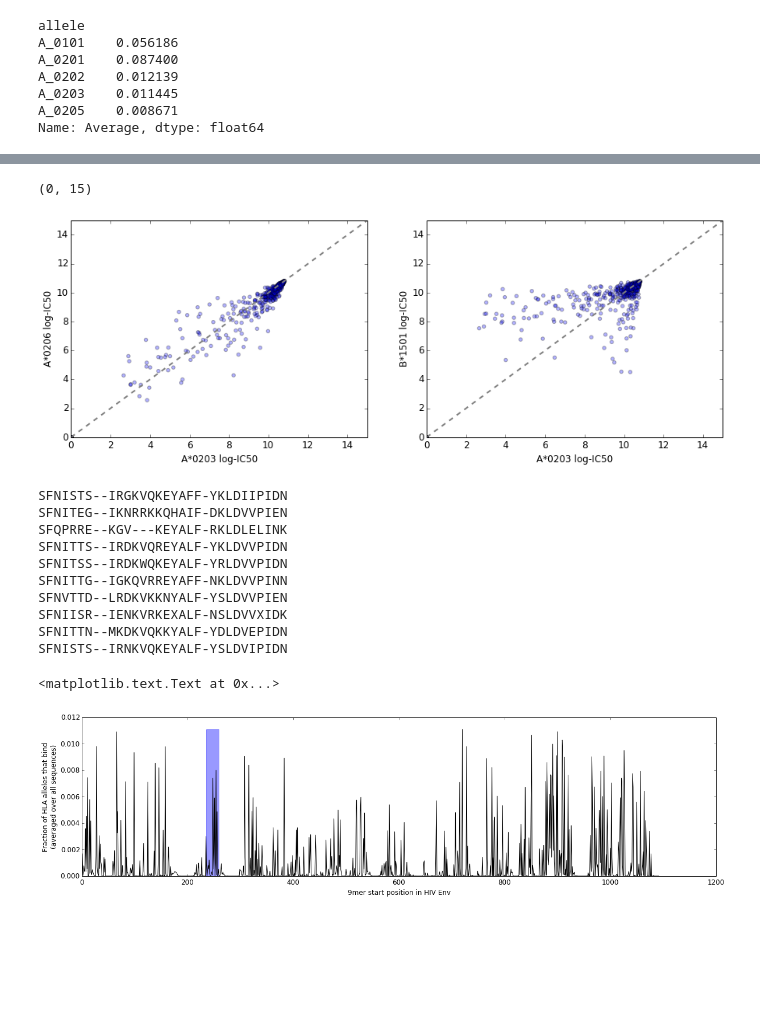
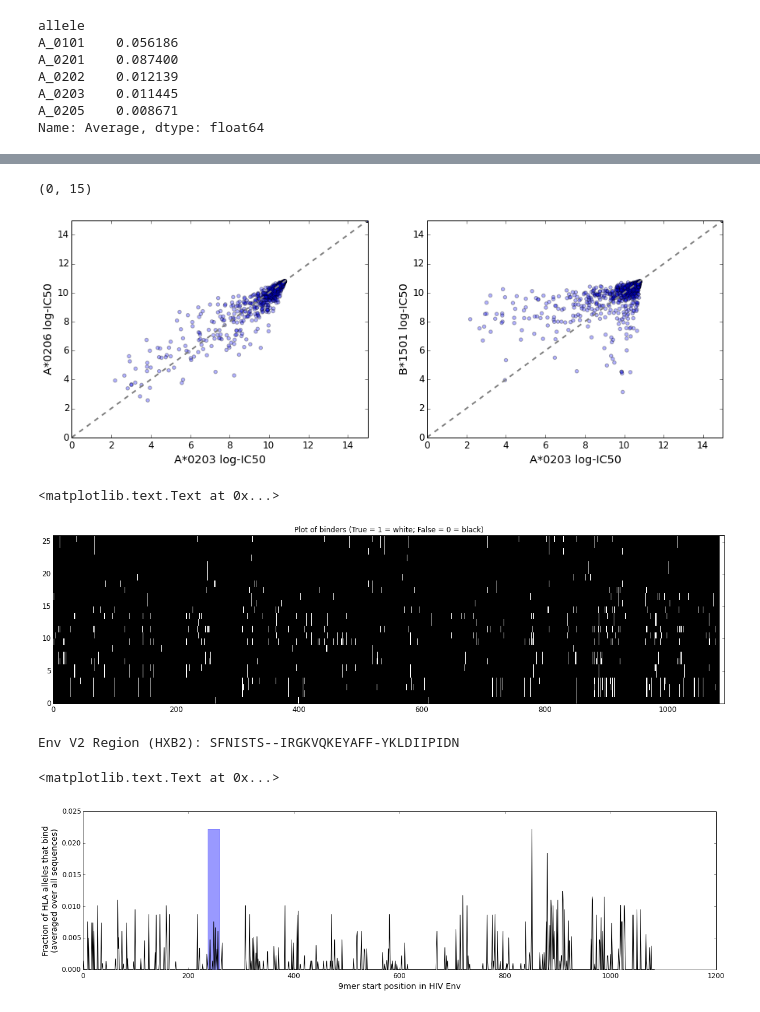
Before and after one commit to agartland/notebooks, a Jupyter notebook: epitope_hotspot.ipynb, the cells around one changed output, grey strips where cells are left out. Drawn from its saved outputs; the diff is of its cells as text; code cells hidden in the pictures; blank space fills up the shorter version.

```diff
--- a/epitope_hotspot.ipynb
+++ b/epitope_hotspot.ipynb
@@ -84,0 +61,29 @@ for seqi,seq in enumerate(seqs):
+# %%
+"""Now create a 2D matrix of binding affinities for the single sequence of shape [Npos x NHLAs]"""
+uHLAs = unique(bindingDf.HLA)
+k = 9
+"""Initialize matrix to 15 (not a binder)"""
+baMat = 15 * ones((len(seq)-k+1,len(uHLAs)))
+for starti in arange(len(seq)-k+1):
+    if not seq[starti] == '-':
+        """If there a gap character at this start position, it is not a valid kmer"""
+        """Grab a "gapless" kmer peptide starting at position starti"""
+        pep = seq[starti:].replace('-','')[:k]
+        for hlai, h in enumerate(uHLAs):
+            try:
+                """In python we say "Better to ask forgiveness than permission."
+                This means we will try to get the prediction with key (h,pep)
+                but if it doesn't exist python will generate a KeyError.
+                Rather than halt the program we will "catch" this error,
+                print an error message and move on. """
+                baMat[starti,hlai] = ba[(h,pep)]
+            except KeyError:
+                print "Could not find prediction for HLA %s and peptide %s (giving it default level of log-IC50 = 15)" % (h,pep)
+
+            """Instead of try/except we could do this (they have the same effect)"""
+            if ba.has_key((h,pep)):
+                baMat[starti,hlai] = ba[(h,pep)]
+            else:
+                print "Could not find prediction for HLA %s and peptide %s (giving it default level of log-IC50 = 15)" % (h,pep)
+"""Notice that because of gaps the last kmer is only 8 amino acids long so the prediction could not be found.
+Yet this did not lead to an error because of our try/except clause."""
@@ -85,7 +109,7 @@ for seqi,seq in enumerate(seqs):
 # %%
 figure(figsize=(15,5))
 subplot(1,2,1)
-scatter(baMat[0,:,uHLAs=='A*0203'],baMat[0,:,uHLAs=='A*0206'],alpha=0.3)
+scatter(baMat[:,uHLAs=='A_0203'],baMat[:,uHLAs=='A_0206'],alpha=0.3)
 plot([0,15],[0,15],'--',lw=2,color='gray')
 xlabel('A*0203 log-IC50')
 ylabel('A*0206 log-IC50')
@@ -93,7 +117,7 @@ xlim((0,15))
 ylim((0,15))
 
 subplot(1,2,2)
-scatter(baMat[0,:,uHLAs=='A*0203'],baMat[0,:,uHLAs=='B*1501'],alpha=0.3)
+scatter(baMat[:,uHLAs=='A_0203'],baMat[:,uHLAs=='B_1501'],alpha=0.3)
 plot([0,15],[0,15],'--',lw=2,color='gray')
 xlabel('A*0203 log-IC50')
 ylabel('B*1501 log-IC50')
@@ -101,40 +125,41 @@ xlim((0,15))
 ylim((0,15))
 # %% [output]
 (0, 15)
-[figure, old version]
+[figure, new version]
+# %%
+"""All binding affinities less than log(500) will be counted as "binders" """
+binders = baMat < log(500)
+
+figure(figsize=(20,5))
+pcolor(binders.T,cmap='gray')
+xlim((0,len(seq)))
+ylim((0,len(uHLAs)))
+title('Plot of binders (True = 1 = white; False = 0 = black)')
+# %% [output]
+<matplotlib.text.Text at 0x...>
+[figure, added]
 # %%
-binders = baMat < log(500)
-
-hfreq = array([hlaFreq.Average[h.replace('*','_')] for h in uHLAs])
+hfreq = array([hlaFreq.Average[h] for h in uHLAs])
 hfreq = hfreq**2 + 2*hfreq*(1-hfreq)
 
-binders = binders * tile(hfreq[None,None,:],(binders.shape[0],binders.shape[1],1))
+binders = binders * tile(hfreq[None,:],(binders.shape[0],1))
 
 V2Region = (236,259)
-for s in seqs.iloc[:10]:
-    print s[V2Region[0]:V2Region[1]+k]
+print 'Env V2 Region (HXB2):',seq[V2Region[0]:V2Region[1]+k]
 
-V2Binding = binders[:,V2Region[0]:V2Region[1],:].mean()
+V2Binding = binders[V2Region[0]:V2Region[1],:].mean()
 
-bindingMap = binders.mean(axis=2).mean(axis=0)
+bindingMap = binders.mean(axis=1)
+
 figure(figsize=(20,5))
 fill_between(V2Region,[bindingMap.max()]*2,color='blue',alpha=0.4)
 plot(arange(len(bindingMap)),bindingMap,'-')
 xlabel('9mer start position in HIV Env')
 ylabel('Fraction of HLA alleles that bind\n(averaged over all sequences)')
 # %% [output]
-SFNISTS--IRGKVQKEYAFF-YKLDIIPIDN
-SFNITEG--IKNRRKKQHAIF-DKLDVVPIEN
-SFQPRRE--KGV---KEYALF-RKLDLELINK
-SFNITTS--IRDKVQREYALF-YKLDVVPIDN
-SFNITSS--IRDKWQKEYALF-YRLDVVPIDN
-SFNITTG--IGKQVRREYAFF-NKLDVVPINN
-SFNVTTD--LRDKVKKNYALF-YSLDVVPIEN
-SFNIISR--IENKVRKEXALF-NSLDVVXIDK
-SFNITTN--MKDKVQKKYALF-YDLDVEPIDN
-SFNISTS--IRNKVQKEYALF-YSLDVIPIDN
+Env V2 Region (HXB2): SFNISTS--IRGKVQKEYAFF-YKLDIIPIDN
 <matplotlib.text.Text at 0x...>
-[figure, old version]
+[figure, new version]
 # %%
 nSamps = 10000
 nullBinding = zeros(nSamps)
```
Also changed, not shown: parts of 12 cells of this notebook.
